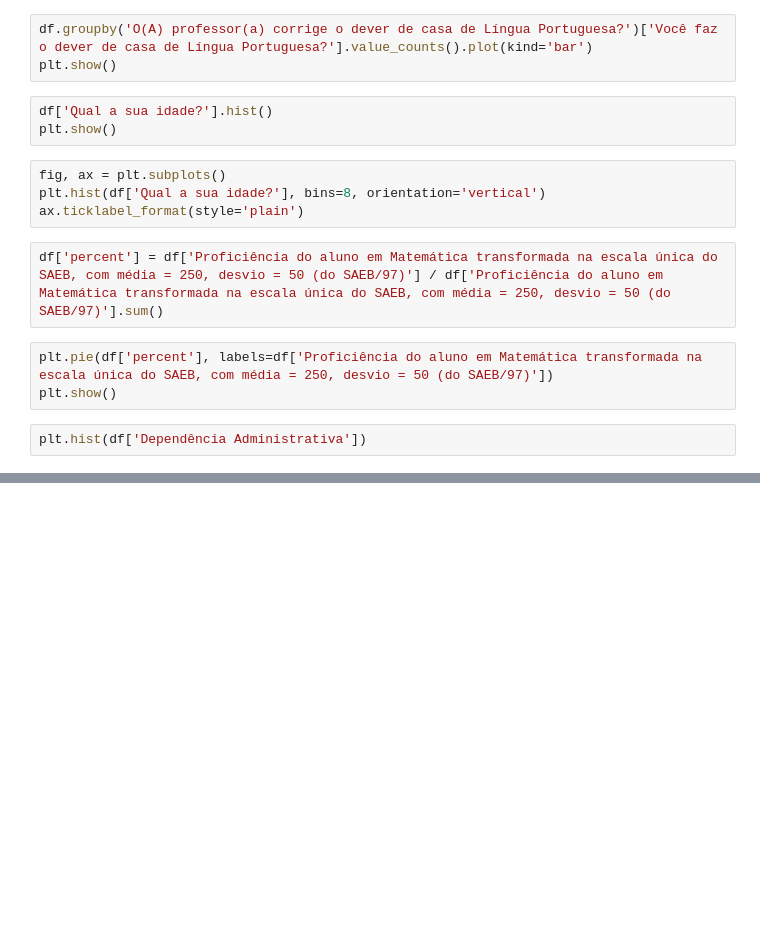
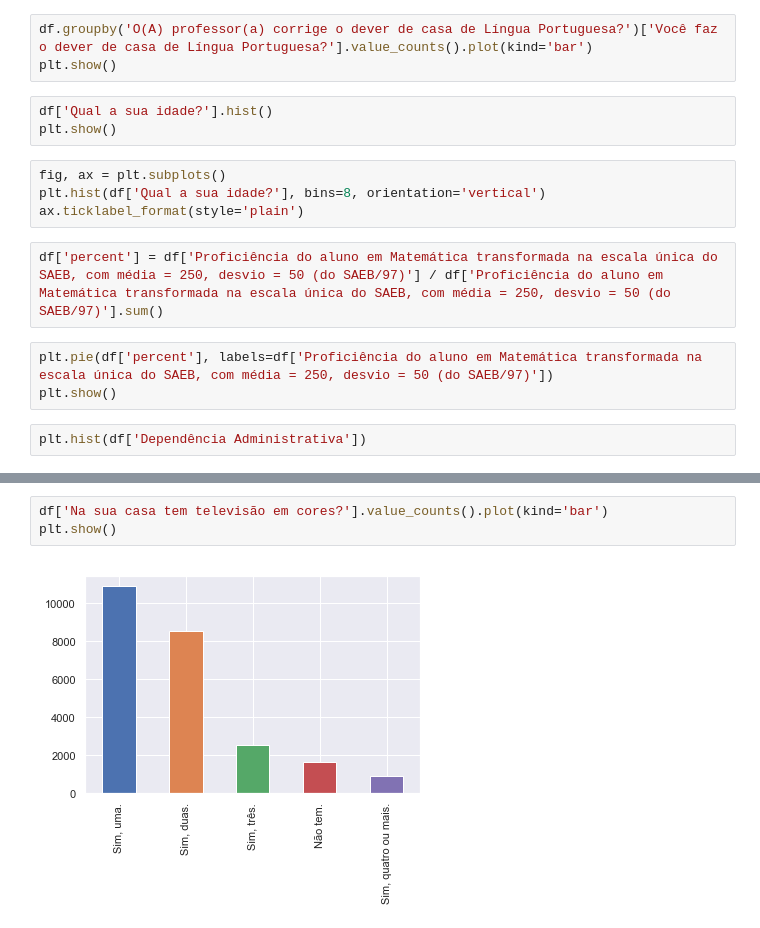
Before and after one commit to araujoyuri/graficos-tabelas-e-medidas, a Jupyter notebook: notebooks/graficos-tabelas-e-medidas.ipynb, the cells around one changed output, grey strips where cells are left out. Drawn from its saved outputs; the diff is of its cells as text; blank space fills up the shorter version.

```diff
--- a/notebooks/graficos-tabelas-e-medidas.ipynb
+++ b/notebooks/graficos-tabelas-e-medidas.ipynb
@@ -44,0 +63,5 @@ df['Dependência Administrativa'].value_counts().plot(kind='bar')
+# %%
+df['Na sua casa tem televisão em cores?'].value_counts().plot(kind='bar')
+plt.show()
+# %% [output]
+[figure, added]
```
Also changed, not shown: parts of 16 cells of this notebook.
